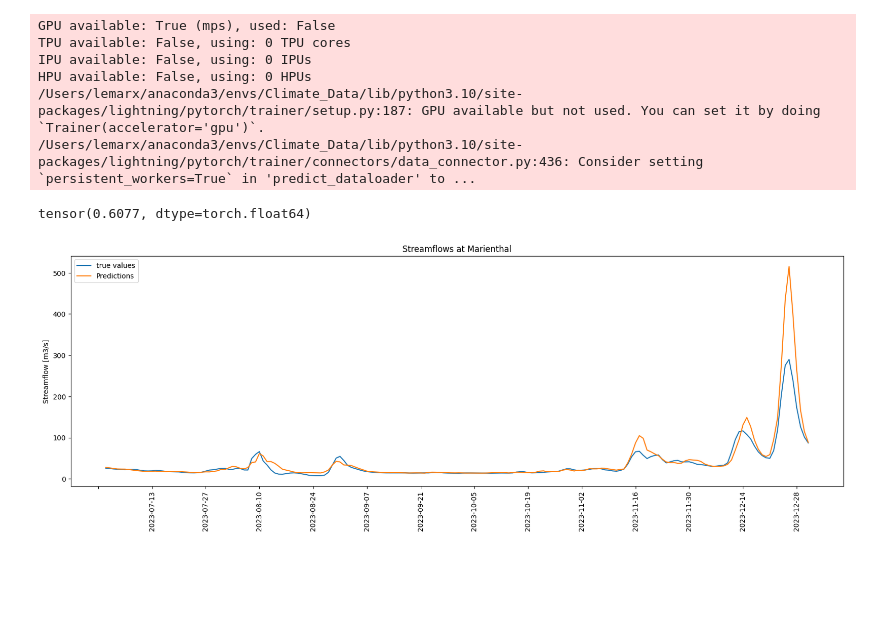
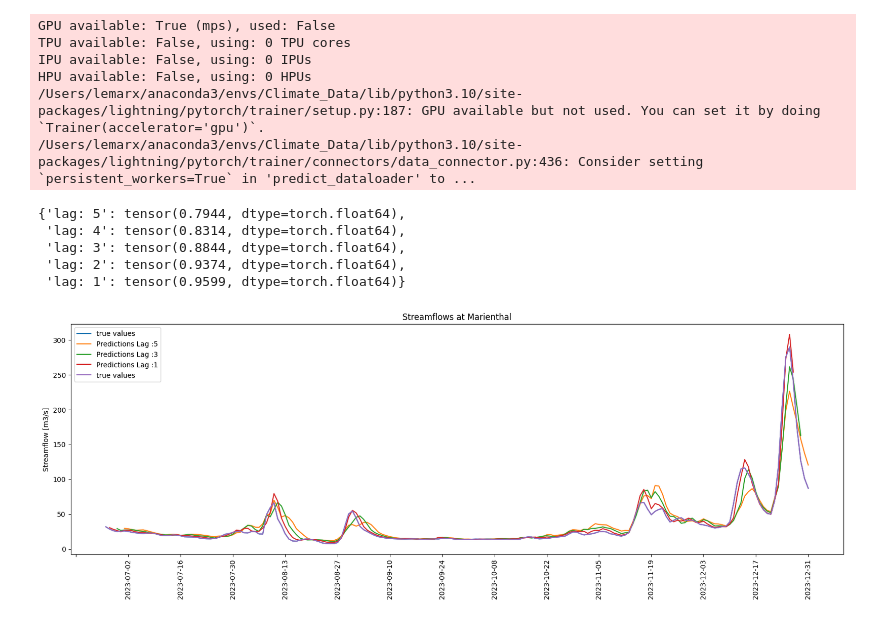
Before and after one commit to henrifnk/Seminar_ClimateNStatistics, a Jupyter notebook: work/07-hydroLSTM/notebooks/LSTM_Streamflow.ipynb, the cells around one changed output. Drawn from its saved outputs; the diff is of its cells as text; code cells hidden in the pictures; blank space fills up the shorter version.

Commit message:
added function to gather kges for all forecast horizons and functionality to plot all forecast horizons

```diff
--- a/work/07-hydroLSTM/notebooks/LSTM_Streamflow.ipynb
+++ b/work/07-hydroLSTM/notebooks/LSTM_Streamflow.ipynb
@@ -306,4 +306,4 @@ trainer.fit(
 # %%
 best_model_path = trainer.checkpoint_callback.best_model_path
 #os.path.join(,'lightning_logs','version_9','checkpoints','epoch=9-step=680.ckpt')
-best_lstm = LSTMModel.load_from_checkpoint(best_model_path)#os.path.join(best_model_path,'lightning_logs','version_24','checkpoints','epoch=19-step=680.ckpt'))
+best_lstm = LSTMModel.load_from_checkpoint(os.path.join(best_model_path,'lightning_logs','version_6','checkpoints','epoch=73-step=1258.ckpt'))#os.path.join(best_model_path,'lightning_logs','version_24','checkpoints','epoch=19-step=680.ckpt'))
@@ -332,34 +329,55 @@ def kge(inputs,targets):
     beta = inputs.mean()/targets.mean()
     kge = torch.sqrt(torch.square(r-1) + torch.square(alpha-1) + torch.square(beta-1))
     return 1 - kge
-# %%
-kge(torch.tensor(stream['15207507_smooth'].iloc[-184:].values),predictions.output[:,max_pred_len-1])#[:,max_pred_len-1]
-# %% [output]
-tensor(0.6077, dtype=torch.float64)
+# %%
+results = {}
+for i in range(predictions.output.size(1)):
+    if i == 0:
+        results[f"lag: {max_pred_len - i }"] = kge(torch.tensor(stream['15207507_smooth'].iloc[-184 :].values),predictions.output[:,max_pred_len-i-1])
+        continue
+    results[f"lag: {max_pred_len - i}"] = kge(torch.tensor(stream['15207507_smooth'].iloc[-184 - i:-i].values),predictions.output[:,max_pred_len-i-1])
+
+results
+# %% [output]
+{'lag: 5': tensor(0.7944, dtype=torch.float64),
+ 'lag: 4': tensor(0.8314, dtype=torch.float64),
+ 'lag: 3': tensor(0.8844, dtype=torch.float64),
+ 'lag: 2': tensor(0.9374, dtype=torch.float64),
+ 'lag: 1': tensor(0.9599, dtype=torch.float64)}
 # %%
 import matplotlib.dates as mdates
 
 
 stream_plot = stream.set_index('Datum')
 predictions_np = predictions.output[:,max_pred_len-1].numpy()#[:,max_pred_len-1]
 # true_values_np = predictions.y[0].view(-1, 1).squeeze().numpy()
 
 # Plotting
 
 plt.figure(figsize=(20, 6))
 
 
-plt.plot(stream_plot.index[-184:],stream_plot['15207507_smooth'].iloc[-184:].values,  label = 'true values')
+plt.plot(stream_plot.index[-184 - max_pred_len:],stream_plot['15207507_smooth'].iloc[-184 - max_pred_len:].values,  label = 'true values')
 
-plt.plot(predictions_np, label='Predictions')
+for i in range(0,max_pred_len,2):
+    predictions_np = predictions.output[:,max_pred_len-i-1].numpy()
+    if i == 0:
+        plt.plot(stream_plot.index[-184:],predictions_np, label=f"Predictions Lag :{max_pred_len-i}")
+        continue
+    plt.plot(stream_plot.index[-184-i:-i],predictions_np, label=f"Predictions Lag :{max_pred_len-i}")
 
+plt.plot(stream_plot.index[-184 - max_pred_len:],stream_plot['15207507_smooth'].iloc[-184 - max_pred_len:].values,  label = 'true values')
+
+# plt.plot(stream_plot.index[-184:],predictions_np, label=f"Predictions Lag :{max_pred_len-1}")
+# predictions_np = predictions.output[:,max_pred_len-5].numpy()
+# plt.plot(stream_plot.index[-184-4:-4],predictions_np, label=f"Predictions Lag :{max_pred_len-4}")
 
 plt.ylabel('Streamflow [m3/s]')
 plt.title('Streamflows at Marienthal')
 
 plt.gca().xaxis.set_major_locator(mdates.DayLocator(interval=14))
 plt.legend()
 plt.xticks(rotation=90)
 plt.show()
 # %% [output]
-[figure, old version]
+[figure, new version]
```
Also changed, not shown: parts of 1 cell of this notebook.
